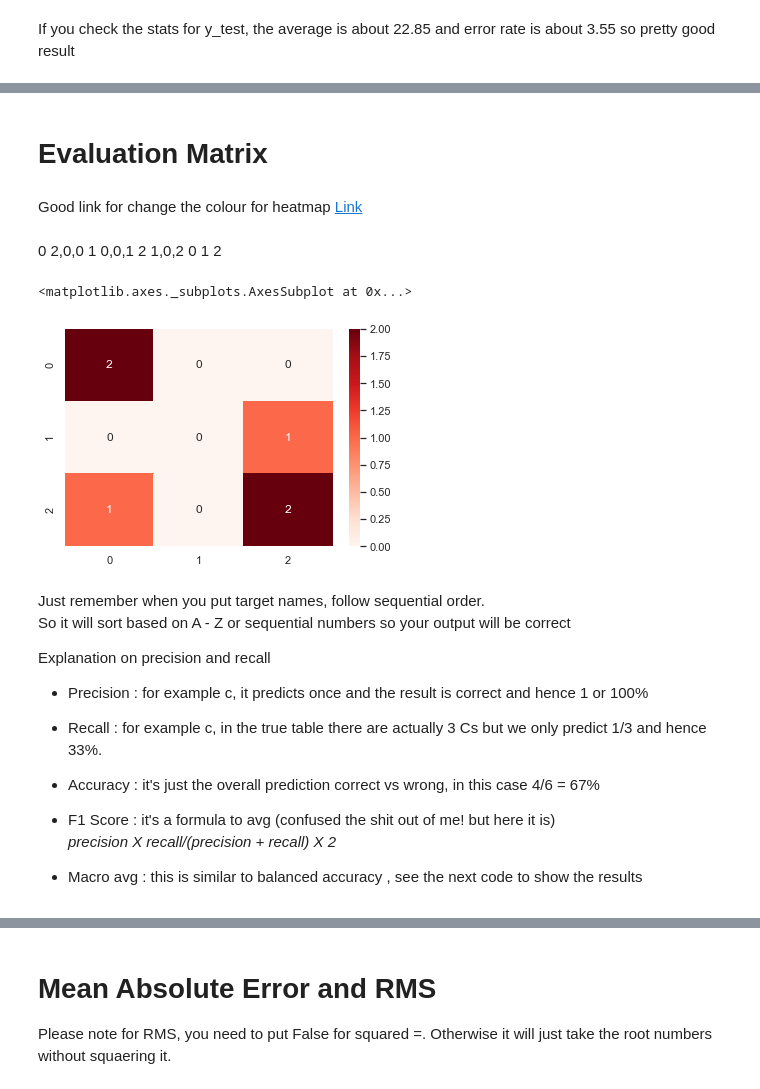
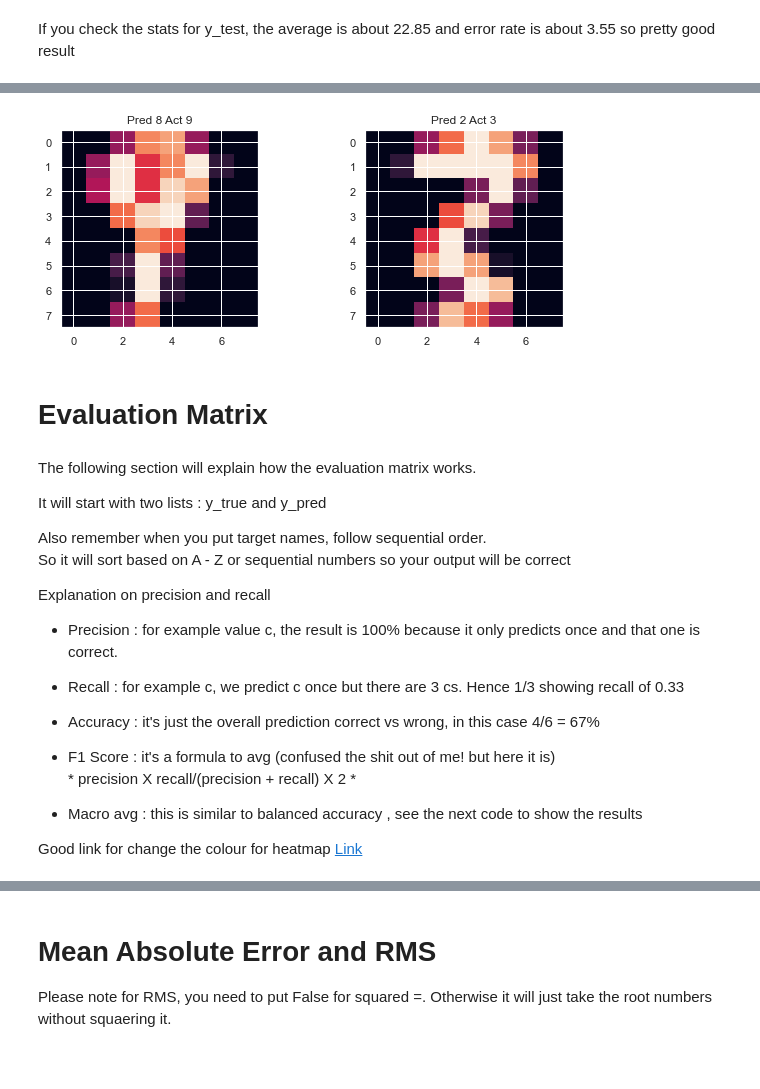
Before and after one commit to RonnyCh/mydsbook, a Jupyter notebook: myBook.ipynb, the cells around one changed output, grey strips where cells are left out. Cells and saved outputs as stored; diff of their text form; code cells hidden in the pictures; blank space fills up the shorter version.

```diff
--- a/myBook.ipynb
+++ b/myBook.ipynb
@@ -1355,3 +1372,0 @@ memory usage: 48.0 KB
-# %%
-titanic['age'] = titanic['age'].fillna(titanic['age'].mean())
-titanic.info()
@@ -1791,0 +1822,4 @@ If you check the stats for y_test, the average is about 22.85 and error rate is
+# %%
+from sklearn import datasets
+digit = datasets.load_digits()
+digit.keys()
@@ -1791,0 +1842,4 @@ If you check the stats for y_test, the average is about 22.85 and error rate is
+# %%
+clf = GridSearchCV(model,parm,cv=5)
+clf = clf.fit(x_train,y_train)
+clf.best_score_
@@ -1791,0 +1848,8 @@ If you check the stats for y_test, the average is about 22.85 and error rate is
+# %%
+pred = clf.predict(x_test)
+
+from sklearn.metrics import classification_report
+from sklearn.metrics import confusion_matrix
+
+print(classification_report(y_test,pred))
+confusion_matrix(y_test,pred)
@@ -1792,2 +1883,25 @@ If you check the stats for y_test, the average is about 22.85 and error rate is
+# %%
+# combine pred and actual
+
+import numpy as np
+
+c = np.dstack((pred,y_test))
+c = c.reshape(c.shape[1],c.shape[2])
+
+# find index where pred and actual not equal
+t, = np.where(c[:,0]!=c[:,1])
+
+# figure out the size of the plot
+z = round(len(t) ** 0.5,0) + 1
+
+# create plots
+plt.figure(figsize=(10,8))
+
+for i in range(len(t)):
+    plt.subplot(z,z,i+1)
+    plt.imshow(x_test[t[i]].reshape(8,8))
+    plt.title('Pred %s' %(pred[t[i]]) + ' Act %s' %(y_test[t[i]]))
+# %% [output]
+[figure, added]
 # %% [markdown]
-# Evaluation Matrix
+# Evaluation Matrix <a id='Evaluation'></a>
@@ -1799,28 +1908,21 @@ z = confusion_matrix(y_true, y_pred)
-# %% [markdown]
-Good link for change the colour for heatmap [Link](https://likegeeks.com/seaborn-heatmap-tutorial/)
-# %% [markdown]
- 0    2,0,0
- 1    0,0,1
- 2    1,0,2
-      0 1 2
-# %%
-import seaborn as sns
-sns.heatmap(z,annot=True,cmap='Reds')
-# %% [output]
-<matplotlib.axes._subplots.AxesSubplot at 0x...>
-[figure, removed]
 # %% [markdown]
-Just remember when you put target names, follow sequential order.
+The following section will explain how the evaluation matrix works.
+
+It will start with two lists : y_true and y_pred
+
+Also remember when you put target names, follow sequential order.
 So it will sort based on A - Z or sequential numbers so your output will be correct
 
 Explanation on precision and recall
 
-* Precision : for example c, it predicts once and the result is correct and hence 1 or 100%
-* Recall : for example c, in the true table there are actually 3 Cs but we only predict 1/3 and hence 33%.
+* Precision : for example value c, the result is 100% because it only predicts once and that one is correct.
+* Recall : for example c, we predict c once but there are 3 cs. Hence 1/3 showing recall of 0.33
 * Accuracy : it's just the overall prediction correct vs wrong, in this case 4/6 = 67%
 * F1 Score : it's a formula to avg (confused the shit out of me! but here it is)
-       *precision X recall/(precision + recall) X 2*
+       * precision X recall/(precision + recall) X 2 *
 
 * Macro avg : this is similar to balanced accuracy , see the next code to show the results
+
+Good link for change the colour for heatmap [Link](https://likegeeks.com/seaborn-heatmap-tutorial/)
 # %%
 from sklearn.metrics import classification_report
```
Also changed, not shown: parts of 33 cells of this notebook.
